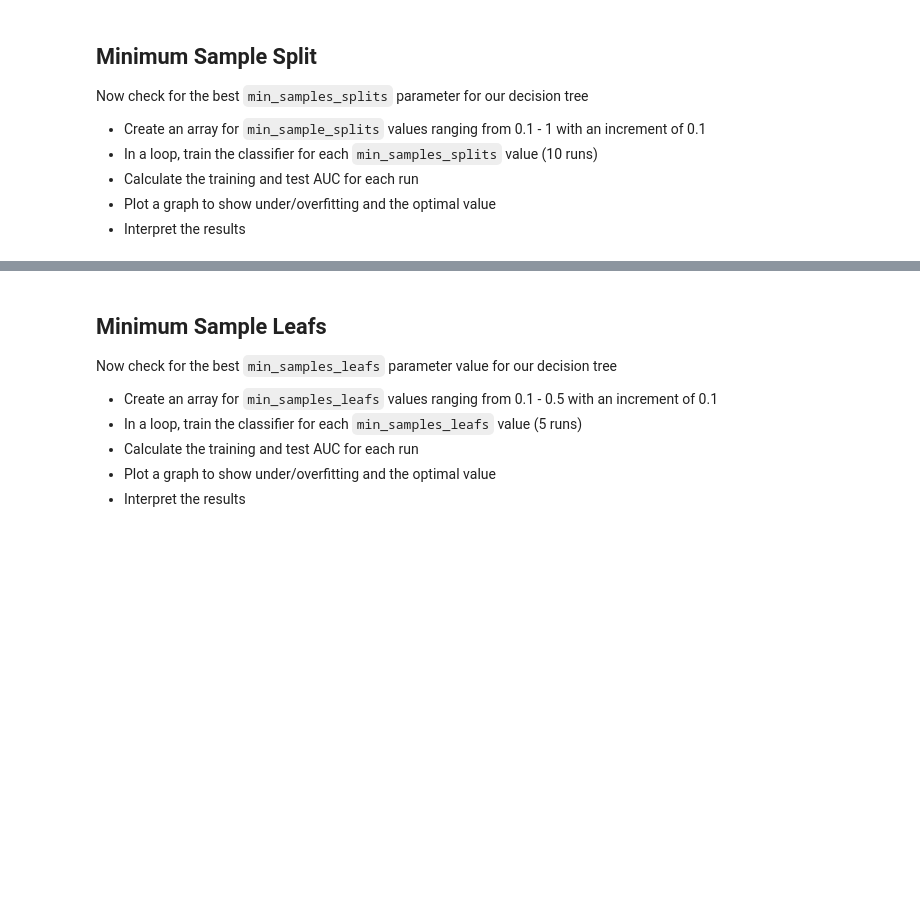
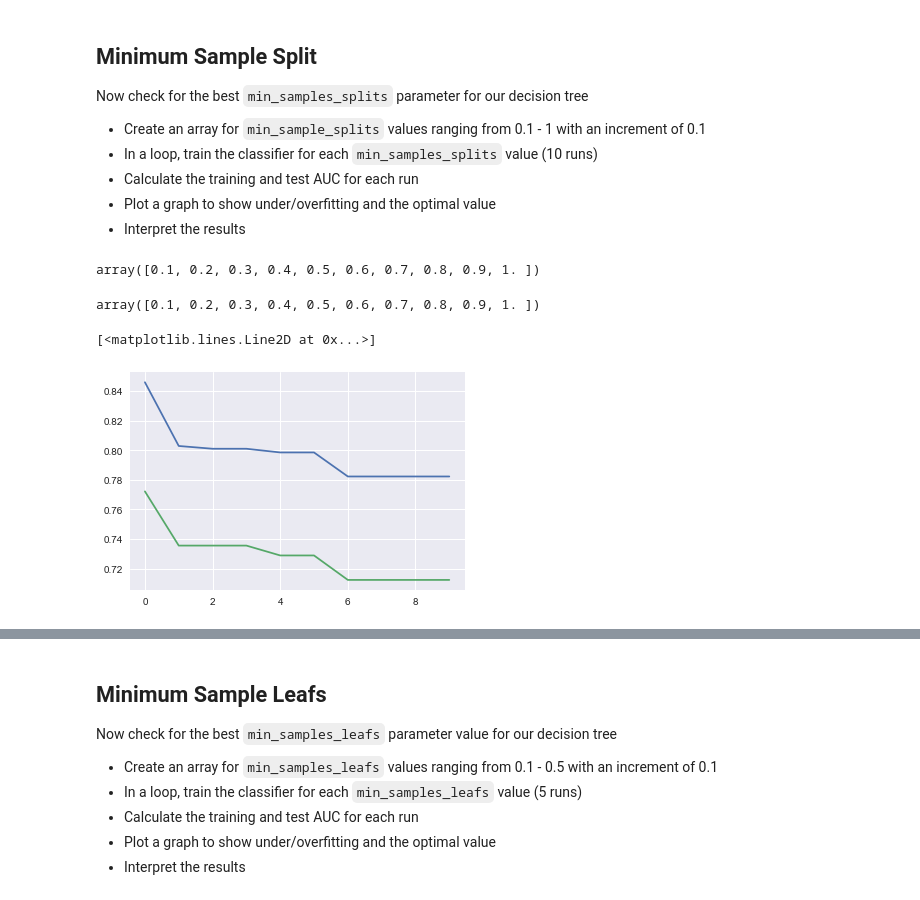
Before and after one commit to poariston/dsc-tuning-decision-trees-lab-online-ds-sp-000, a Jupyter notebook: index.ipynb, the cells around one changed output, grey strips where cells are left out. Cells and saved outputs as stored; diff of their text form; code cells hidden in the pictures; blank space fills up the shorter version.

```diff
--- a/index.ipynb
+++ b/index.ipynb
@@ -142,3 +250,4 @@ Now check for the best `min_samples_splits` parameter for our decision tree
 - Interpret the results
 # %%
 # Identify the optimal min-samples-split for given data
+min_samples_split=np.arange(0.1,1.1,0.1)
@@ -146,0 +254,37 @@ Now check for the best `min_samples_splits` parameter for our decision tree
+# %%
+min_samples_split
+# %% [output]
+array([0.1, 0.2, 0.3, 0.4, 0.5, 0.6, 0.7, 0.8, 0.9, 1. ])
+# %%
+min_samples_split2 = np.linspace(0.1, 1.0, 10, endpoint=True)
+min_samples_split2
+# %% [output]
+array([0.1, 0.2, 0.3, 0.4, 0.5, 0.6, 0.7, 0.8, 0.9, 1. ])
+# %%
+# min_samples_splits = min. number of samples required to split an internal node
+roc_auc_train_list=[]
+roc_auc_test_list=[]
+
+for mss in min_samples_split:
+
+    dt = DecisionTreeClassifier(criterion='entropy',min_samples_split=mss,random_state=SEED)
+    dt.fit(X_train,y_train)
+    # Make predictions using test set
+    y_pred = dt.predict(X_test)
+    # Check the AUC of predictions for test
+    false_positive_rate, true_positive_rate, thresholds = roc_curve(y_test,y_pred)
+    roc_auc = auc(false_positive_rate, true_positive_rate)
+    roc_auc_test_list.append(roc_auc)
+
+    # Make predictions using train set
+    y_train_pred = dt.predict(X_train)
+    # Check the AUC of predictions for test
+    false_positive_rate, true_positive_rate, thresholds = roc_curve(y_train,y_train_pred)
+    roc_auc_train = auc(false_positive_rate, true_positive_rate)
+    roc_auc_train_list.append(roc_auc_train)
+
+plt.plot(roc_auc_train_list)
+plt.plot(roc_auc_test_list)
+# %% [output]
+[<matplotlib.lines.Line2D at 0x...>]
+[figure, added]
```
Also changed, not shown: parts of 15 cells of this notebook, 1 other file.
